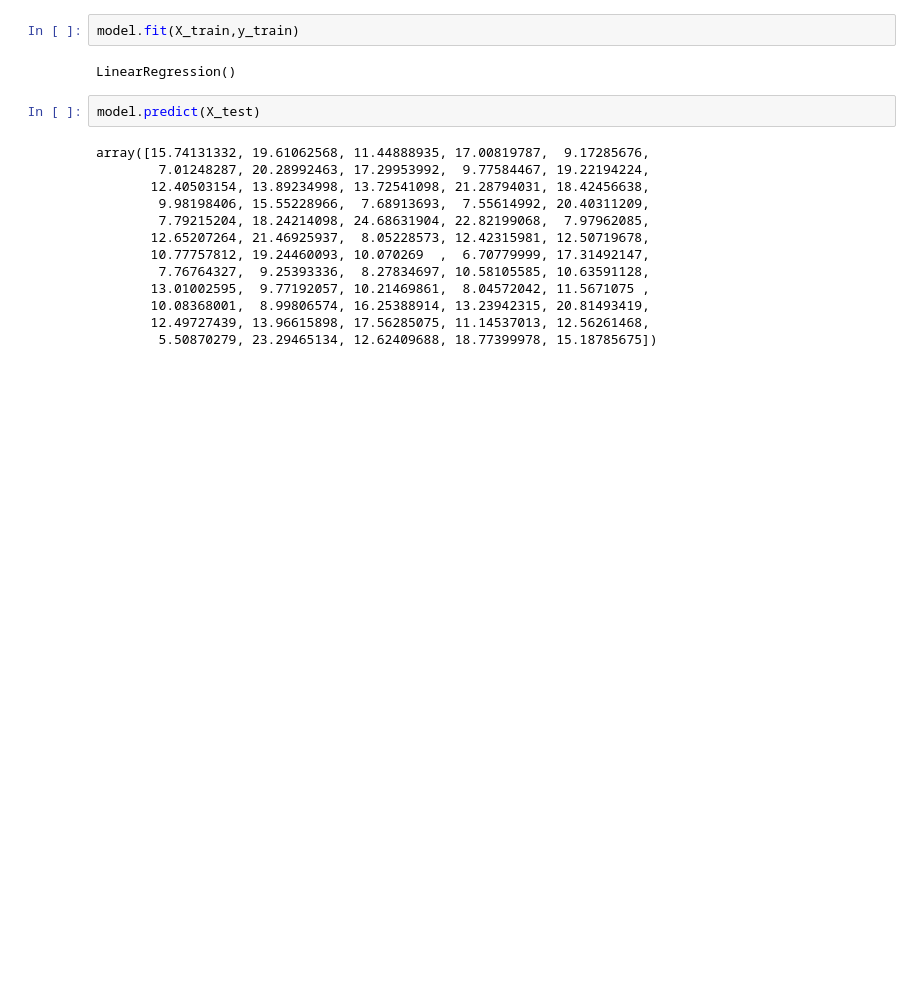
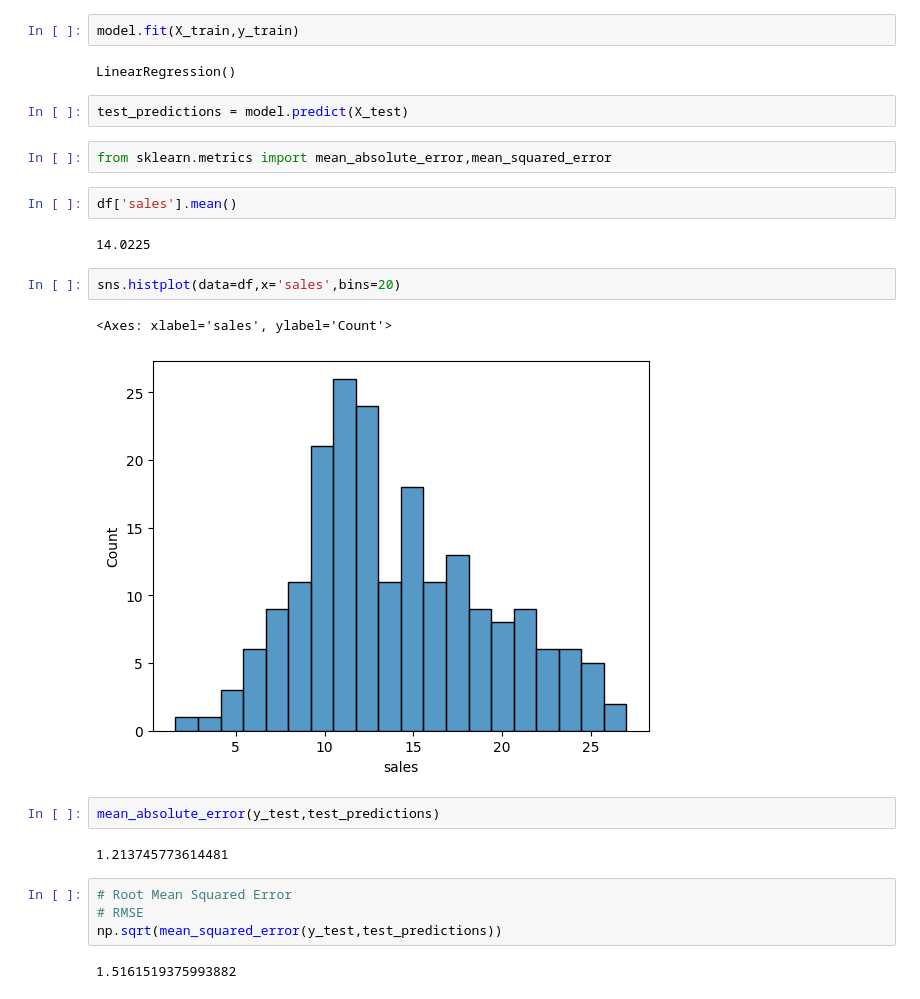
Before and after one commit to MrMic/ML-DataScience-MasterClass, a Jupyter notebook: COURSE/10-LINEAR-REGRESSION/Linear_Regression_ScikitLearn_Train_Test.ipynb, the cells around one changed output. Drawn from its saved outputs; the diff is of its cells as text; blank space fills up the shorter version.

```diff
--- a/COURSE/10-LINEAR-REGRESSION/Linear_Regression_ScikitLearn_Train_Test.ipynb
+++ b/COURSE/10-LINEAR-REGRESSION/Linear_Regression_ScikitLearn_Train_Test.ipynb
@@ -79,17 +79,25 @@ model.fit(X_train,y_train)
 # %% [output]
 LinearRegression()
 # %%
-model.predict(X_test)
+test_predictions = model.predict(X_test)
-# %% [output]
-array([15.74131332, 19.61062568, 11.44888935, 17.00819787,  9.17285676,
-        7.01248287, 20.28992463, 17.29953992,  9.77584467, 19.22194224,
-       12.40503154, 13.89234998, 13.72541098, 21.28794031, 18.42456638,
-        9.98198406, 15.55228966,  7.68913693,  7.55614992, 20.40311209,
-        7.79215204, 18.24214098, 24.68631904, 22.82199068,  7.97962085,
-       12.65207264, 21.46925937,  8.05228573, 12.42315981, 12.50719678,
-       10.77757812, 19.24460093, 10.070269  ,  6.70779999, 17.31492147,
-        7.76764327,  9.25393336,  8.27834697, 10.58105585, 10.63591128,
-       13.01002595,  9.77192057, 10.21469861,  8.04572042, 11.5671075 ,
-       10.08368001,  8.99806574, 16.25388914, 13.23942315, 20.81493419,
-       12.49727439, 13.96615898, 17.56285075, 11.14537013, 12.56261468,
-        5.50870279, 23.29465134, 12.62409688, 18.77399978, 15.18785675])
+# %%
+from sklearn.metrics import mean_absolute_error,mean_squared_error
+# %%
+df['sales'].mean()
+# %% [output]
+14.0225
+# %%
+sns.histplot(data=df,x='sales',bins=20)
+# %% [output]
+<Axes: xlabel='sales', ylabel='Count'>
+[figure, added]
+# %%
+mean_absolute_error(y_test,test_predictions)
+# %% [output]
+1.213745773614481
+# %%
+# Root Mean Squared Error
+# RMSE
+np.sqrt(mean_squared_error(y_test,test_predictions))
+# %% [output]
+1.5161519375993882
```
